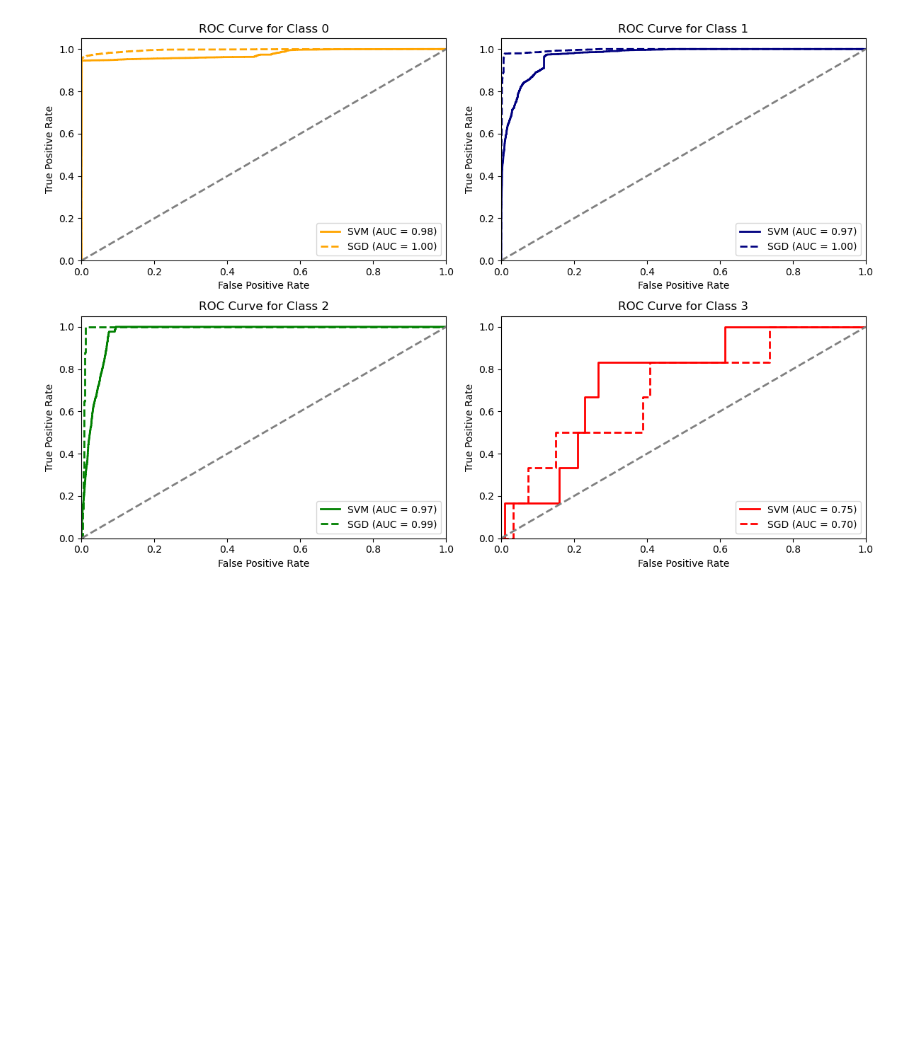
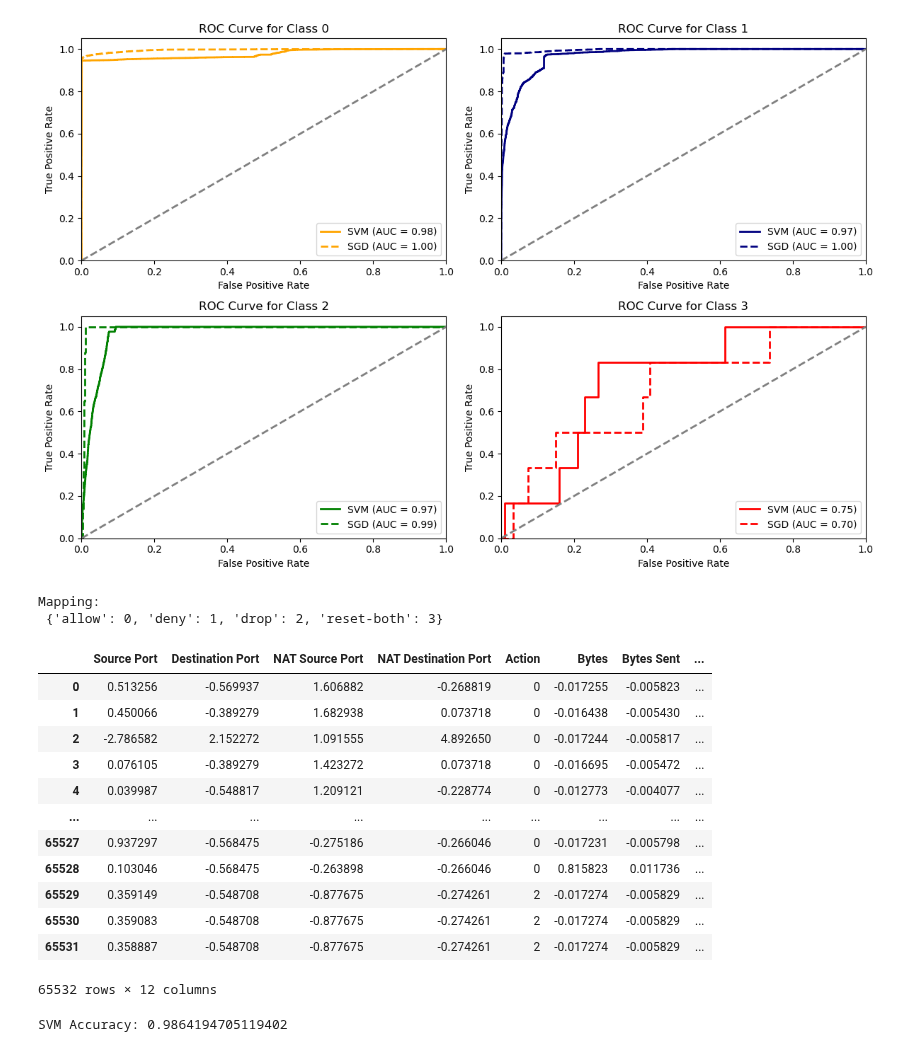
Before and after one commit to taddbackus/qtw, a Jupyter notebook: Case Study 5/Case Study 5.ipynb, the cells around one changed output. Cells and saved outputs as stored; diff of their text form; code cells hidden in the pictures; blank space fills up the shorter version.

```diff
--- a/Case Study 5/Case Study 5.ipynb
+++ b/Case Study 5/Case Study 5.ipynb
@@ -255,0 +258,44 @@ plt.show()
+# %%
+##### TESTING #####
+
+df = pd.read_csv('log2.csv')
+df
+
+# https://scikit-learn.org/stable/modules/generated/sklearn.preprocessing.LabelEncoder.html
+
+le = LabelEncoder()
+df['Action'] = le.fit_transform(df['Action'])
+df
+
+mapping = dict(zip(le.classes_, le.transform(le.classes_)))
+
+print('Mapping:\n', mapping)
+# %% [output]
+Mapping:
+ {'allow': 0, 'deny': 1, 'drop': 2, 'reset-both': 3}
+# %%
+from sklearn.preprocessing import StandardScaler
+
+columns_to_exclude = ['Action']  # List of columns to exclude
+columns_to_include = [col for col in df.columns if col not in columns_to_exclude]
+
+# Initialize the StandardScaler
+scaler = StandardScaler()
+
+# Fit and transform the selected columns
+df[columns_to_include] = scaler.fit_transform(df[columns_to_include])
+df
+# %% [output]
+|  | Source Port | Destination Port | NAT Source Port | NAT Destination Port | Action | Bytes | Bytes Sent | ... |
+| 0 | 0.513256 | -0.569937 | 1.606882 | -0.268819 | 0 | -0.017255 | -0.005823 | ... |
+| 1 | 0.450066 | -0.389279 | 1.682938 | 0.073718 | 0 | -0.016438 | -0.005430 | ... |
+| 2 | -2.786582 | 2.152272 | 1.091555 | 4.892650 | 0 | -0.017244 | -0.005817 | ... |
+| 3 | 0.076105 | -0.389279 | 1.423272 | 0.073718 | 0 | -0.016695 | -0.005472 | ... |
+| 4 | 0.039987 | -0.548817 | 1.209121 | -0.228774 | 0 | -0.012773 | -0.004077 | ... |
+| ... | ... | ... | ... | ... | ... | ... | ... | ... |
+| 65527 | 0.937297 | -0.568475 | -0.275186 | -0.266046 | 0 | -0.017231 | -0.005798 | ... |
+| 65528 | 0.103046 | -0.568475 | -0.263898 | -0.266046 | 0 | 0.815823 | 0.011736 | ... |
+| 65529 | 0.359149 | -0.548708 | -0.877675 | -0.274261 | 2 | -0.017274 | -0.005829 | ... |
+| 65530 | 0.359083 | -0.548708 | -0.877675 | -0.274261 | 2 | -0.017274 | -0.005829 | ... |
+| 65531 | 0.358887 | -0.548708 | -0.877675 | -0.274261 | 2 | -0.017274 | -0.005829 | ... |
+65532 rows × 12 columns
@@ -255,0 +314,5 @@ plt.show()
+# %%
+svm_accuracy = accuracy_score(y_test, svm_predictions)
+print('SVM Accuracy:', svm_accuracy)
+# %% [output]
+SVM Accuracy: 0.9864194705119402
```
Also changed, not shown: parts of 12 cells of this notebook.
